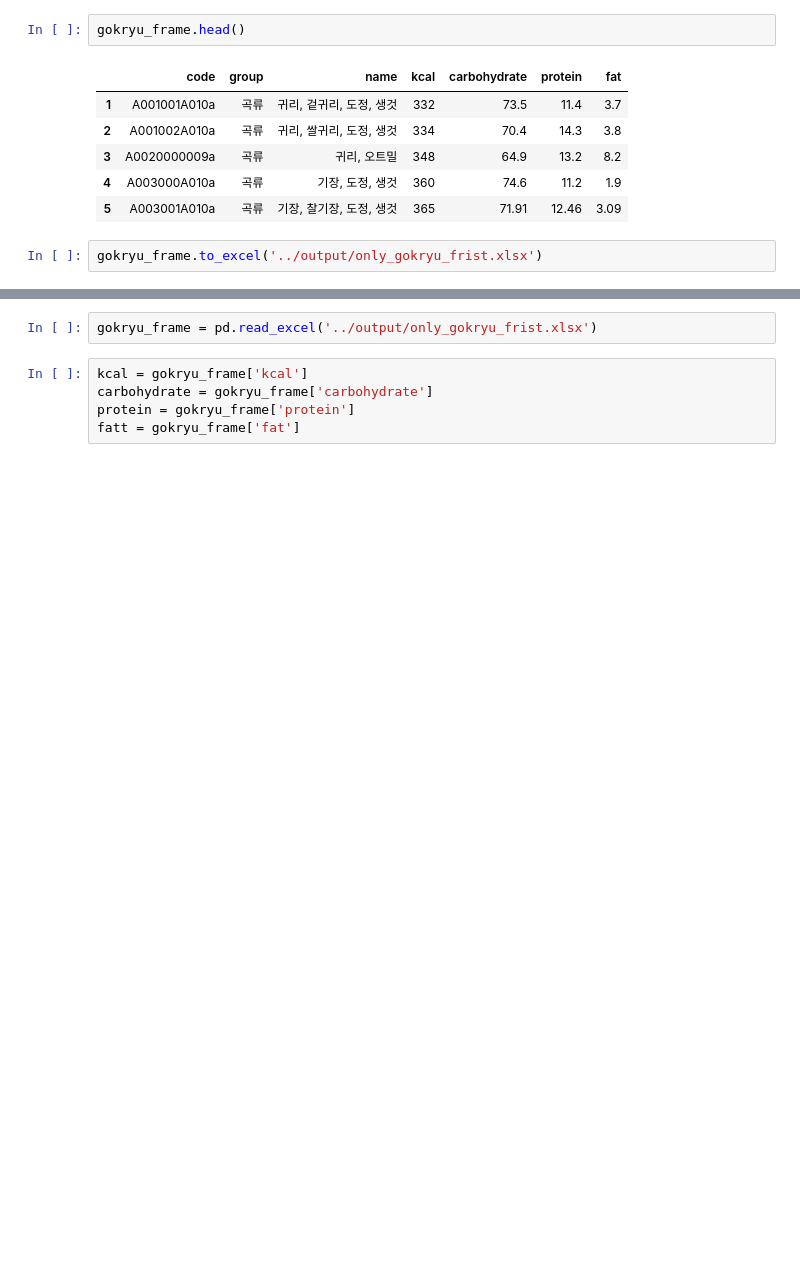
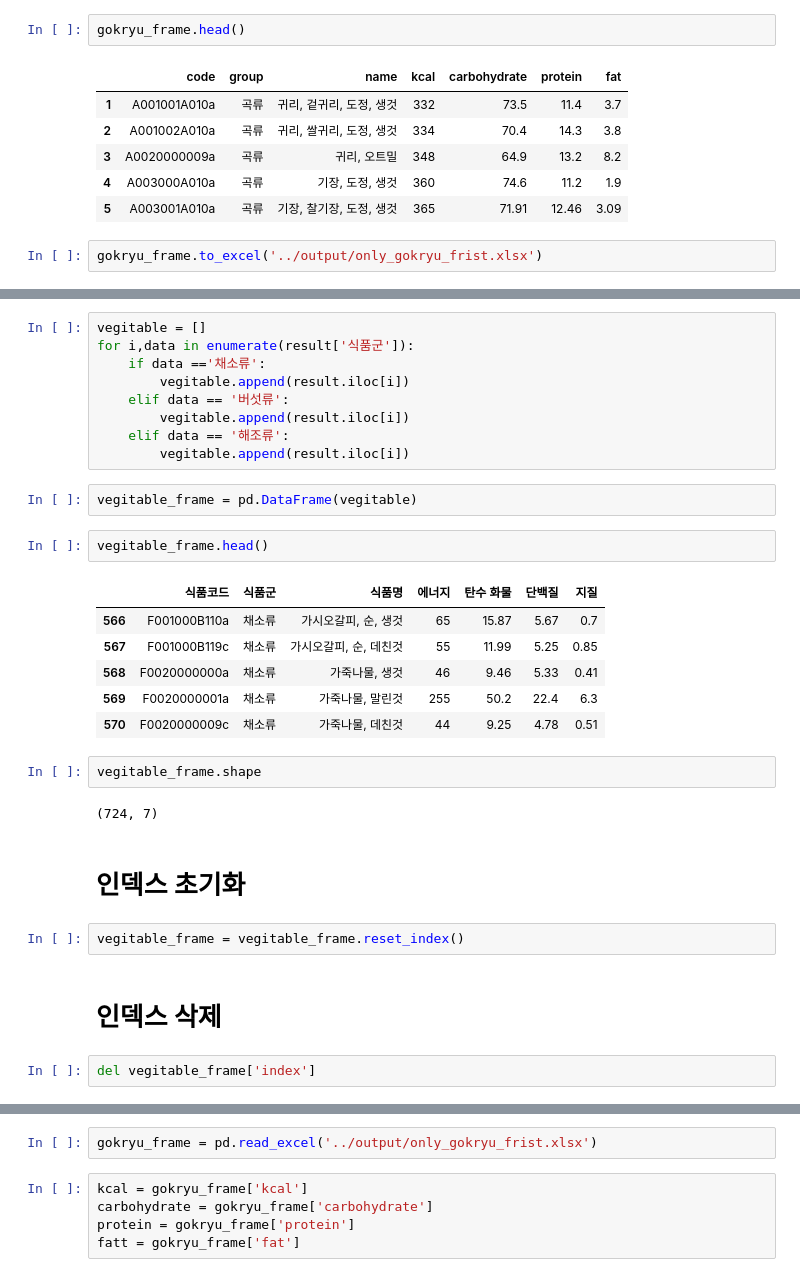
Before and after one commit to JAICHANGPARK/DataExperiment_Python, a Jupyter notebook: 02_food_analysis/analysis/20180717/code/9_revision_01.ipynb, the cells around one changed output, grey strips where cells are left out. Drawn from its saved outputs; the diff is of its cells as text; blank space fills up the shorter version.

```diff
--- a/02_food_analysis/analysis/20180717/code/9_revision_01.ipynb
+++ b/02_food_analysis/analysis/20180717/code/9_revision_01.ipynb
@@ -315,0 +321,32 @@ gokryu_frame.to_excel('../output/only_gokryu_frist.xlsx')
+# %%
+vegitable = []
+for i,data in enumerate(result['식품군']):
+    if data =='채소류':
+        vegitable.append(result.iloc[i])
+    elif data == '버섯류':
+        vegitable.append(result.iloc[i])
+    elif data == '해조류':
+        vegitable.append(result.iloc[i])
+# %%
+vegitable_frame = pd.DataFrame(vegitable)
+# %%
+vegitable_frame.head()
+# %% [output]
+|  | 식품코드 | 식품군 | 식품명 | 에너지 | 탄수 화물 | 단백질 | 지질 |
+| 566 | F001000B110a | 채소류 | 가시오갈피, 순, 생것 | 65 | 15.87 | 5.67 | 0.7 |
+| 567 | F001000B119c | 채소류 | 가시오갈피, 순, 데친것 | 55 | 11.99 | 5.25 | 0.85 |
+| 568 | F0020000000a | 채소류 | 가죽나물, 생것 | 46 | 9.46 | 5.33 | 0.41 |
+| 569 | F0020000001a | 채소류 | 가죽나물, 말린것 | 255 | 50.2 | 22.4 | 6.3 |
+| 570 | F0020000009c | 채소류 | 가죽나물, 데친것 | 44 | 9.25 | 4.78 | 0.51 |
+# %%
+vegitable_frame.shape
+# %% [output]
+(724, 7)
+# %% [markdown]
+# 인덱스 초기화
+# %%
+vegitable_frame = vegitable_frame.reset_index()
+# %% [markdown]
+# 인덱스 삭제
+# %%
+del vegitable_frame['index']
```
Also changed, not shown: parts of 14 cells of this notebook, 7 other files.
